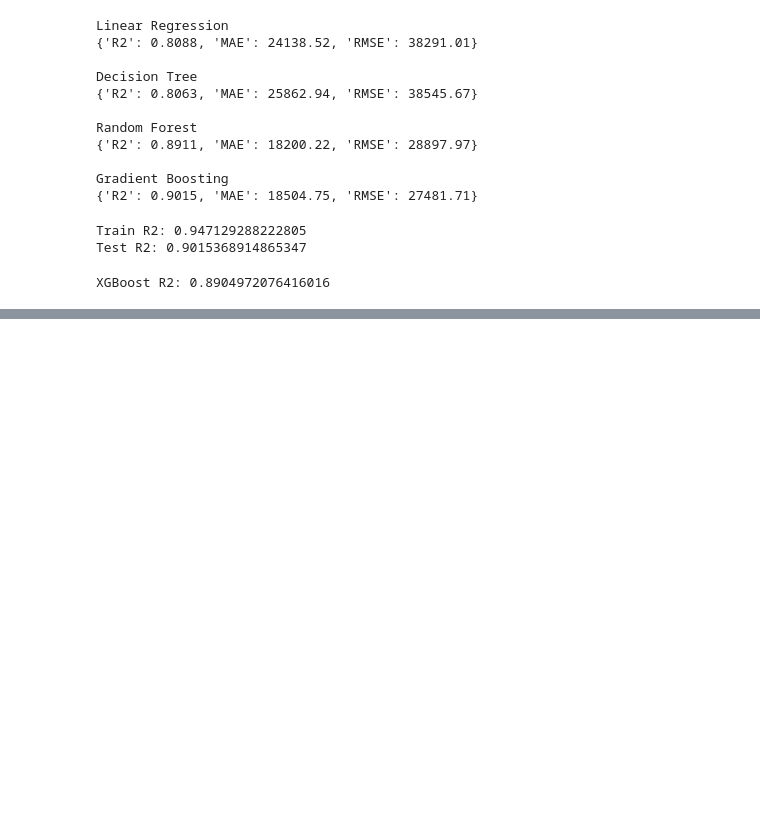
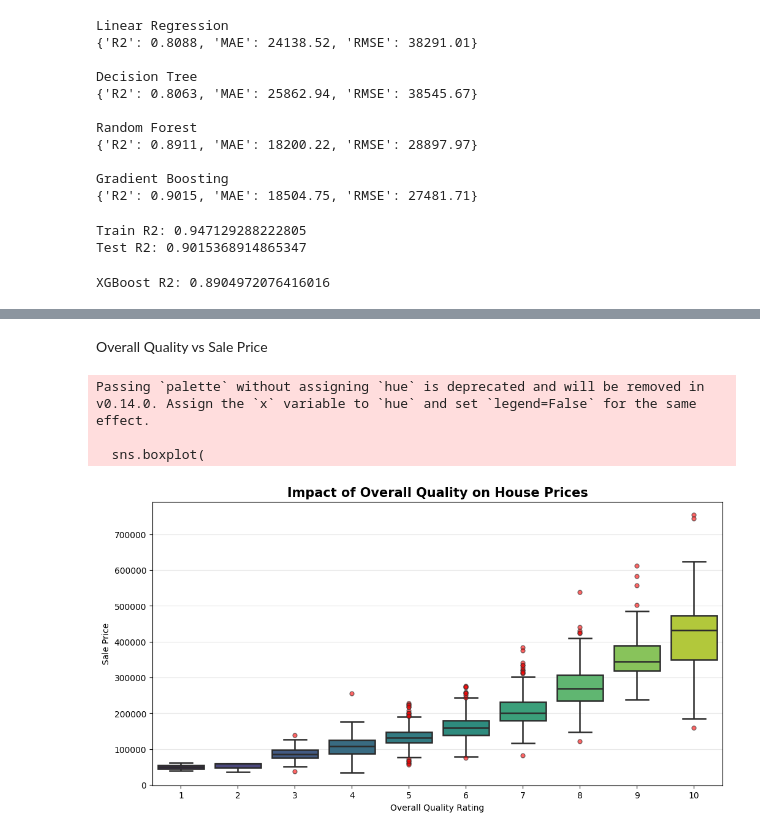
Before and after one commit to dimpalpanchal/House-Price-Prediction, a Jupyter notebook: notebooks/model_experiment.ipynb, the cells around one changed output, grey strips where cells are left out. Drawn from its saved outputs; the diff is of its cells as text; code cells hidden in the pictures; blank space fills up the shorter version.

```diff
--- a/notebooks/model_experiment.ipynb
+++ b/notebooks/model_experiment.ipynb
@@ -217,0 +305,32 @@ XGBoost R2: 0.8904972076416016
+# %% [markdown]
+Overall Quality vs Sale Price
+# %%
+plt.figure(figsize=(12,6))
+
+sns.boxplot(
+    x="OverallQual",
+    y="SalePrice",
+    data=df,
+    palette="viridis",
+    linewidth=1.8,
+    flierprops={
+        "marker": "o",
+        "markerfacecolor": "red",
+        "markersize": 5,
+        "alpha": 0.6
+    }
+)
+
+plt.title("Impact of Overall Quality on House Prices",
+          fontsize=15,
+          fontweight="bold")
+plt.xlabel("Overall Quality Rating")
+plt.ylabel("Sale Price")
+plt.grid(axis="y", alpha=0.3)
+
+plt.show()
+# %% [output]
+Passing `palette` without assigning `hue` is deprecated and will be removed in v0.14.0. Assign the `x` variable to `hue` and set `legend=False` for the same effect.
+
+  sns.boxplot(
+[figure, added]
```
Also changed, not shown: parts of 12 cells of this notebook, 6 other files.
